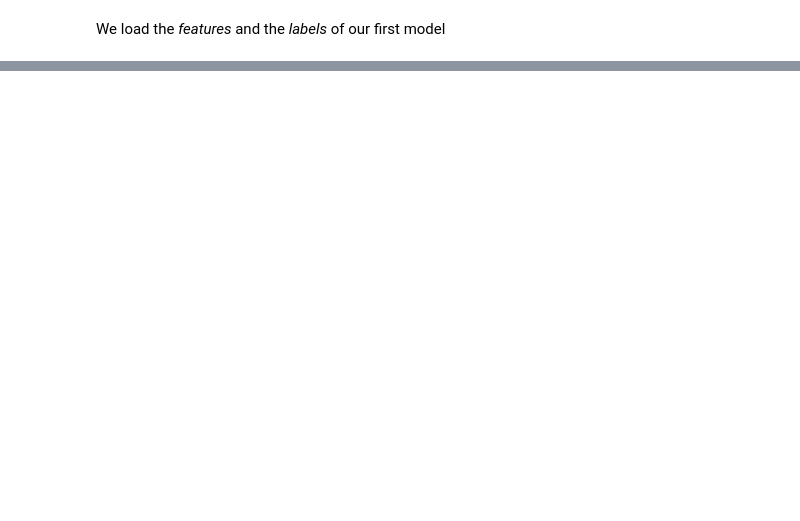
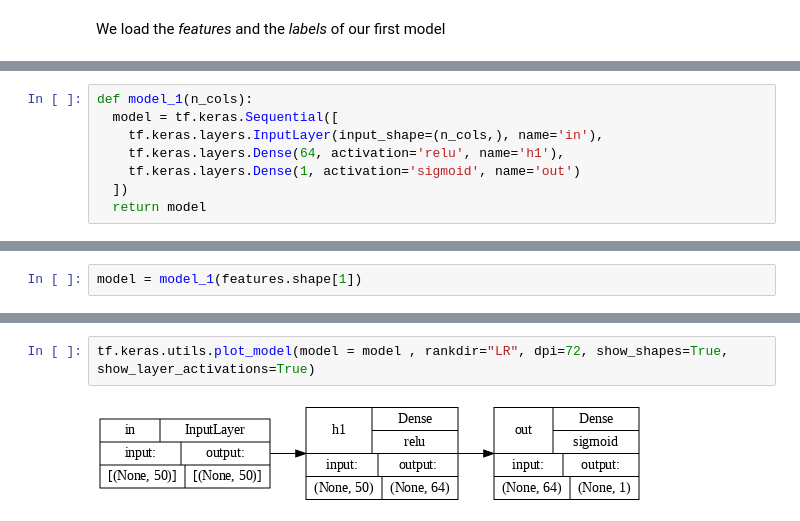
Before and after one commit to paolodeangelis/Sistemi_a_combustione, a Jupyter notebook: 2-NN_Reynolds.ipynb, the cells around one changed output, grey strips where cells are left out. Drawn from its saved outputs; the diff is of its cells as text; blank space fills up the shorter version.

```diff
--- a/2-NN_Reynolds.ipynb
+++ b/2-NN_Reynolds.ipynb
@@ -220,0 +243,8 @@ training_
+# %%
+def model_1(n_cols):
+  model = tf.keras.Sequential([
+    tf.keras.layers.InputLayer(input_shape=(n_cols,), name='in'),
+    tf.keras.layers.Dense(64, activation='relu', name='h1'),
+    tf.keras.layers.Dense(1, activation='sigmoid', name='out')
+  ])
+  return model
@@ -220,0 +253,2 @@ training_
+# %%
+model = model_1(features.shape[1])
@@ -220,0 +273,4 @@ training_
+# %%
+tf.keras.utils.plot_model(model = model , rankdir="LR", dpi=72, show_shapes=True, show_layer_activations=True)
+# %% [output]
+[figure, added]
```
Also changed, not shown: parts of 35 cells of this notebook.
